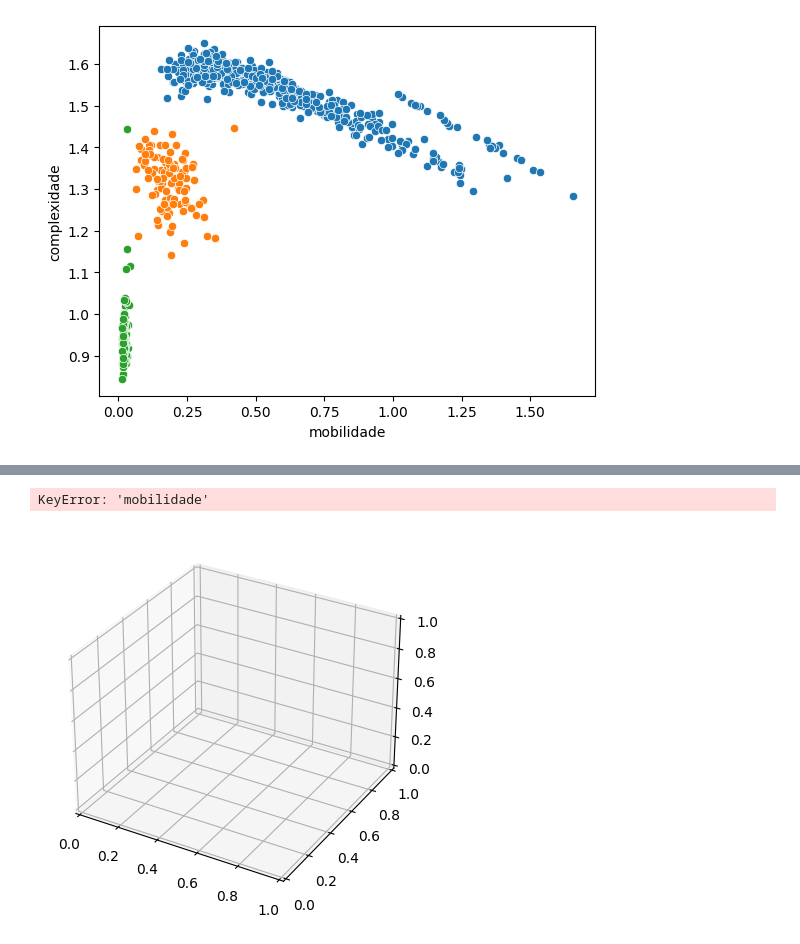
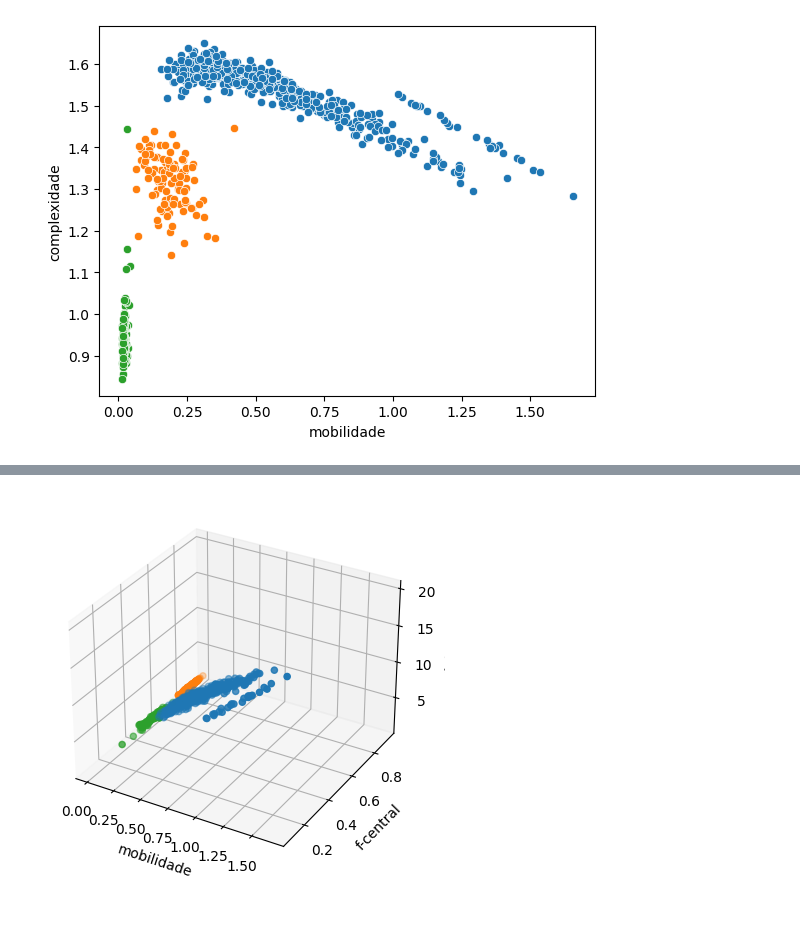
Before and after one commit to caiomorozini/engenharia_medica, a Jupyter notebook: src/pratica_2.ipynb, the cells around one changed output, grey strips where cells are left out. Drawn from its saved outputs; the diff is of its cells as text; code cells hidden in the pictures; blank space fills up the shorter version.

Commit message:
Resolve plot 3d

```diff
--- a/src/pratica_2.ipynb
+++ b/src/pratica_2.ipynb
@@ -136,27 +138,27 @@ sns.scatterplot(data=pd_caracteristicas.get('estagio4'), x='mobilidade', y='comp
 # %%
+
 fig = plt.figure()
 ax = fig.add_subplot(111, projection = '3d')
 
 x = pd_caracteristicas.get('vigilia')['mobilidade']
-y = pd_caracteristicas.get('vigilia)['delta 1']
+y = pd_caracteristicas.get('vigilia')['delta 1']
 z = pd_caracteristicas.get('vigilia')['f-central']
 
 ax.set_xlabel("mobilidade")
-ax.set_ylabel("delta 1")
-ax.set_zlabel("f-central")
+ax.set_ylabel("f-central")
+ax.set_zlabel("delta 1")
 
 ax.scatter(x, y, z)
 x = pd_caracteristicas.get('estagio4')['mobilidade']
-y = pd_caracteristicas.get('estagio4')df['delta 1']
-z = pd_caracteristicas.get('estagio4')df['f-central']
+y = pd_caracteristicas.get('estagio4')['delta 1']
+z = pd_caracteristicas.get('estagio4')['f-central']
 ax.scatter(x, y, z)
-x = pd_caracteristicas.get('rem')df['mobilidade']
-y = df['delta 1']
-z = df['f-central']
+x = pd_caracteristicas.get('rem')['mobilidade']
+y = pd_caracteristicas.get('rem')['delta 1']
+z = pd_caracteristicas.get('rem')['f-central']
 ax.scatter(x, y, z)
 
 
 plt.show()
 # %% [output]
-KeyError: 'mobilidade'
-[figure, old version]
+[figure, new version]
```
Also changed, not shown: parts of 2 cells of this notebook.
